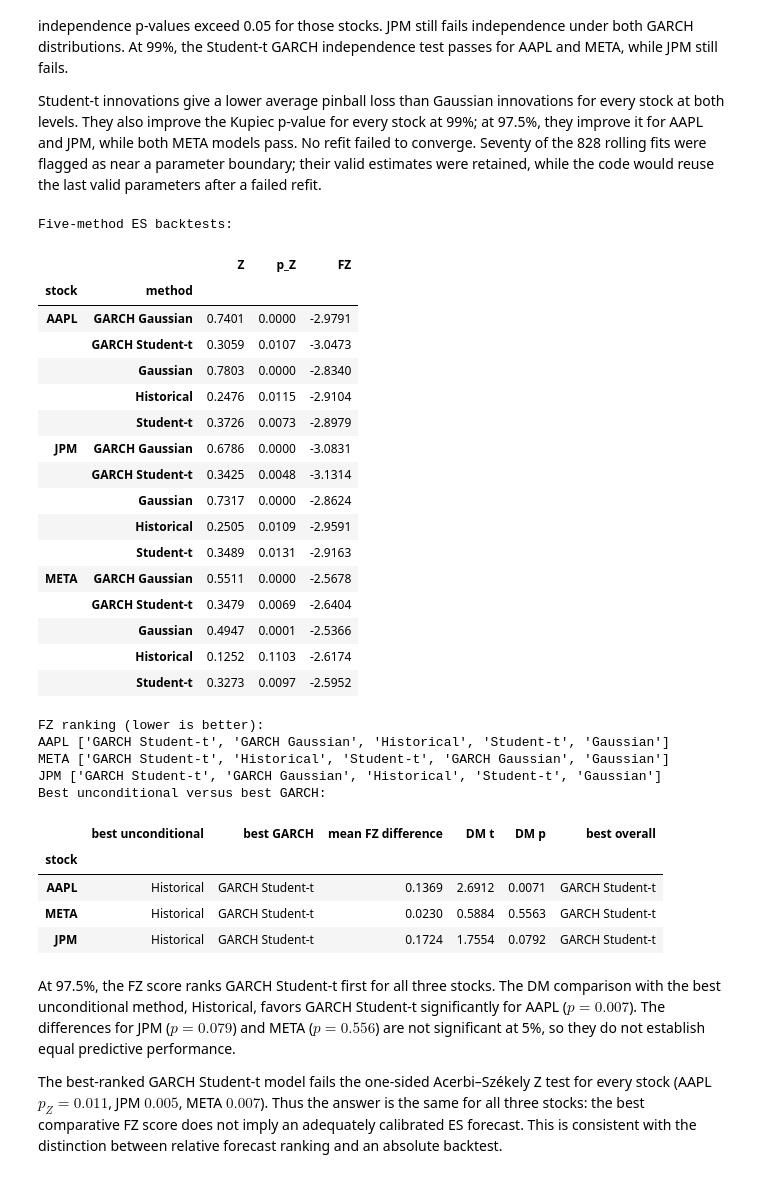
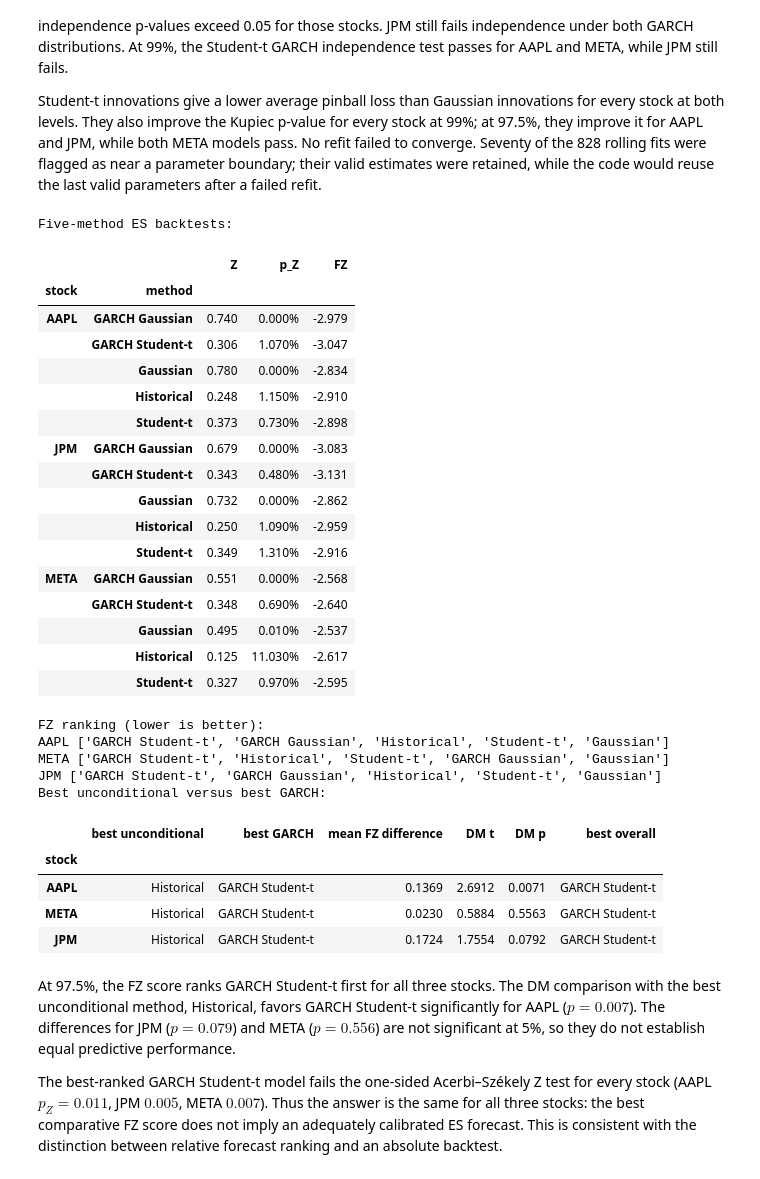
Before and after one commit to RomainFast121/QRM_project, a Jupyter notebook: Project_template.ipynb, the cells around one changed output. Cells and saved outputs as stored; diff of their text form; code cells hidden in the pictures.

```diff
--- a/Project_template.ipynb
+++ b/Project_template.ipynb
@@ -477,7 +478,7 @@ backtest_table975 = backtest_table.loc[0.975]
 # %%
 shown = backtest_table.copy()
 for c in ["hit", "p_uc", "p_ind", "p_cc"]:
-    shown[c] = shown[c].map(lambda p: f"{p:.2e}")
+    shown[c] = shown[c].map(lambda p: f"{p:.3%}")
 shown["pinball_bp"] = shown["pinball_bp"].map(lambda p: f"{p:.3f}")
 
 display(shown)
@@ -697,7 +703,7 @@ returns in percent (`100 * R`) to avoid `arch` convergence warnings, and convert
 # Question 4
 from arch import arch_model
 
-# (a) Select the AR order on the same full-sample observations.
+# (a)
 ar_fits, ar_rows, ar_parameters, ar_checks = {}, [], [], []
 for stock in TICKERS:
     r = 100 * returns[stock]  # Percent units help the optimizer.
@@ -710,7 +716,7 @@ for stock in TICKERS:
 ar_table = pd.DataFrame(ar_rows).set_index(["stock", "p"])
 chosen_p = {stock: int(ar_table.loc[stock, "BIC"].idxmin()) for stock in TICKERS}
 print("AIC and BIC (smaller is better):")
-display(ar_table.round(2))
+display(ar_table.round(0))
 print("Selected p by BIC:", chosen_p)
 
 for stock in TICKERS:
@@ -726,7 +732,7 @@ for stock in TICKERS:
     mu_se = np.sqrt(gradient @ fit.param_cov @ gradient)
     ar_parameters.append({"stock": stock, "parameter": "mu", "estimate": mu, "SE": mu_se})
     for name in phi_names:
-        ar_parameters.append({"stock": stock, "parameter": name, "estimate": fit.params[name],
+        ar_parameters.append({"stock": stock, "parameter": f"phi_{name.split('[')[1].rstrip(']')}", "estimate": fit.params[name],
                               "SE": fit.std_err[name]})
 
     eps = fit.resid.dropna()
@@ -735,9 +741,15 @@ for stock in TICKERS:
     ar_checks.append({"stock": stock, "p": lag, "residual p": p_ret, "squared p": p_sq})
 
 print("Selected mean-model parameters (returns in percent):")
-display(pd.DataFrame(ar_parameters).set_index(["stock", "parameter"]).round(4))
+display(pd.DataFrame(ar_parameters).set_index(["stock", "parameter"]).round(3))
+
+shown = pd.DataFrame(ar_checks).set_index("stock").copy()
+for c in shown.columns:
+    if c != "p":
+        shown[c] = shown[c].map(lambda p: f"{p:.3%}")
+
 print("Ljung-Box p-values, H=10:")
-display(pd.DataFrame(ar_checks).set_index("stock").round(4))
+display(shown)
 # %% [output]
 AIC and BIC (smaller is better):
 |  |  | AIC | BIC |
@@ -846,5 +859,5 @@ For the Gaussian GARCH fits, the Ljung–Box p-values for squared standardized r
 # %%
-# (c) Refit every 21 forecast days; update the mean and variance daily.
+# (c)
 garch_methods = ("GARCH Gaussian", "GARCH Student-t")
 fit_problems = []
 garch_paths = {}
@@ -901,7 +914,7 @@ for (stock, method), path in garch_paths.items():
             es = -mu + sigma * stats.norm.pdf(q) / (1 - alpha)
         else:
             q = stats.t.ppf(alpha, nu)
-            scale = np.sqrt((nu - 2) / nu)  # arch's t innovations have unit variance.
+            scale = np.sqrt((nu - 2) / nu)
             var = -mu + sigma * scale * q
             es = -mu + sigma * scale * stats.t.pdf(q, nu) * (nu + q**2) / ((1-alpha) * (nu-1))
         store[stock, method, alpha] = {"var": var, "es": es, "loss": loss}
@@ -915,8 +928,14 @@ for (stock, method), path in garch_paths.items():
 
 backtest_table = pd.DataFrame(backtest_rows).set_index(["alpha", "stock", "method"]).sort_index()
 backtest_table99, backtest_table975 = backtest_table.loc[0.99], backtest_table.loc[0.975]
+
+shown = backtest_table.copy()
+for c in ["hit", "p_uc", "p_ind", "p_cc"]:
+    shown[c] = shown[c].map(lambda p: f"{p:.3%}")
+shown["pinball_bp"] = shown["pinball_bp"].map(lambda p: f"{p:.3f}")
+
 print("GARCH VaR backtests:")
-display(backtest_table.loc[(slice(None), slice(None), garch_methods), :])
+display(shown)
 print("Refit issues:", pd.Series([item[3] for item in fit_problems]).value_counts().to_dict())
 # %% [output]
 GARCH VaR backtests:
@@ -940,7 +963,7 @@ The forecasts use the preceding 504 returns, re-estimate parameters every 21 for
 
 Student-t innovations give a lower average pinball loss than Gaussian innovations for every stock at both levels. They also improve the Kupiec p-value for every stock at 99%; at 97.5%, they improve it for AAPL and JPM, while both META models pass. No refit failed to converge. Seventy of the 828 rolling fits were flagged as near a parameter boundary; their valid estimates were retained, while the code would reuse the last valid parameters after a failed refit.
 # %%
-# (d) ES backtests, comparative scores and DM tests.
+# (d)
 # Simulate in batches to avoid storing a 10,000 x 2,888 array in memory.
 def garch_az_pvalue(loss, var, es, path, method, M=M_SIM, batch=250):
     observed = az_Z(loss, var, es, AZ_ALPHA)
@@ -966,49 +989,55 @@ for (stock, method), path in garch_paths.items():
                     "FZ": fz_score(var, es, loss, AZ_ALPHA).mean()})
 
 garch_es = pd.DataFrame(es_rows[-2 * len(TICKERS):]).set_index(["stock", "method"])
 es_table = pd.concat([es_table, garch_es]).sort_index()
+
+es_table_shown = es_table.copy()
+for c in ["Z", "FZ"]:
+    es_table_shown[c] = es_table_shown[c].map(lambda p: f"{p:.3f}")
+es_table_shown["p_Z"] = es_table_shown["p_Z"].map(lambda p: f"{p:.3%}")
+
 print("Five-method ES backtests:")
-display(es_table.round(4))
+display(es_table_shown)
 
 all_methods = (*METHODS, *garch_methods)
 comparisons = []
 for stock in TICKERS:
     scores = {method: es_table.loc[(stock, method), "FZ"] for method in all_methods}
     best_unconditional = min(METHODS, key=scores.get)
     best_garch = min(garch_methods, key=scores.get)
     first = store[stock, best_unconditional, AZ_ALPHA]
     second = store[stock, best_garch, AZ_ALPHA]
     difference = (fz_score(np.asarray(first["var"]), np.asarray(first["es"]), np.asarray(first["loss"]), AZ_ALPHA)
                   - fz_score(second["var"], second["es"], second["loss"], AZ_ALPHA))
     mean_diff, dm_t, dm_p = diebold_mariano(difference)
     comparisons.append({"stock": stock, "best unconditional": best_unconditional,
                         "best GARCH": best_garch, "mean FZ difference": mean_diff,
                         "DM t": dm_t, "DM p": dm_p,
                         "best overall": min(all_methods, key=scores.get)})
 print("FZ ranking (lower is better):")
 for stock in TICKERS:
     print(stock, sorted(all_methods, key=lambda method: es_table.loc[(stock, method), "FZ"]))
 print("Best unconditional versus best GARCH:")
 display(pd.DataFrame(comparisons).set_index("stock").round(4))
 # %% [output]
 Five-method ES backtests:
 |  |  | Z | p_Z | FZ |
 | stock | method |  |  |  |
-| AAPL | GARCH Gaussian | 0.7401 | 0.0000 | -2.9791 |
-|  | GARCH Student-t | 0.3059 | 0.0107 | -3.0473 |
-|  | Gaussian | 0.7803 | 0.0000 | -2.8340 |
-|  | Historical | 0.2476 | 0.0115 | -2.9104 |
-|  | Student-t | 0.3726 | 0.0073 | -2.8979 |
-| JPM | GARCH Gaussian | 0.6786 | 0.0000 | -3.0831 |
-|  | GARCH Student-t | 0.3425 | 0.0048 | -3.1314 |
-|  | Gaussian | 0.7317 | 0.0000 | -2.8624 |
-|  | Historical | 0.2505 | 0.0109 | -2.9591 |
-|  | Student-t | 0.3489 | 0.0131 | -2.9163 |
-| META | GARCH Gaussian | 0.5511 | 0.0000 | -2.5678 |
-|  | GARCH Student-t | 0.3479 | 0.0069 | -2.6404 |
-|  | Gaussian | 0.4947 | 0.0001 | -2.5366 |
-|  | Historical | 0.1252 | 0.1103 | -2.6174 |
-|  | Student-t | 0.3273 | 0.0097 | -2.5952 |
+| AAPL | GARCH Gaussian | 0.740 | 0.000% | -2.979 |
+|  | GARCH Student-t | 0.306 | 1.070% | -3.047 |
+|  | Gaussian | 0.780 | 0.000% | -2.834 |
+|  | Historical | 0.248 | 1.150% | -2.910 |
+|  | Student-t | 0.373 | 0.730% | -2.898 |
+| JPM | GARCH Gaussian | 0.679 | 0.000% | -3.083 |
+|  | GARCH Student-t | 0.343 | 0.480% | -3.131 |
+|  | Gaussian | 0.732 | 0.000% | -2.862 |
+|  | Historical | 0.250 | 1.090% | -2.959 |
+|  | Student-t | 0.349 | 1.310% | -2.916 |
+| META | GARCH Gaussian | 0.551 | 0.000% | -2.568 |
+|  | GARCH Student-t | 0.348 | 0.690% | -2.640 |
+|  | Gaussian | 0.495 | 0.010% | -2.537 |
+|  | Historical | 0.125 | 11.030% | -2.617 |
+|  | Student-t | 0.327 | 0.970% | -2.595 |
 FZ ranking (lower is better):
 AAPL ['GARCH Student-t', 'GARCH Gaussian', 'Historical', 'Student-t', 'Gaussian']
 META ['GARCH Student-t', 'Historical', 'Student-t', 'GARCH Gaussian', 'Gaussian']
```
Also changed, not shown: parts of 16 cells of this notebook.
